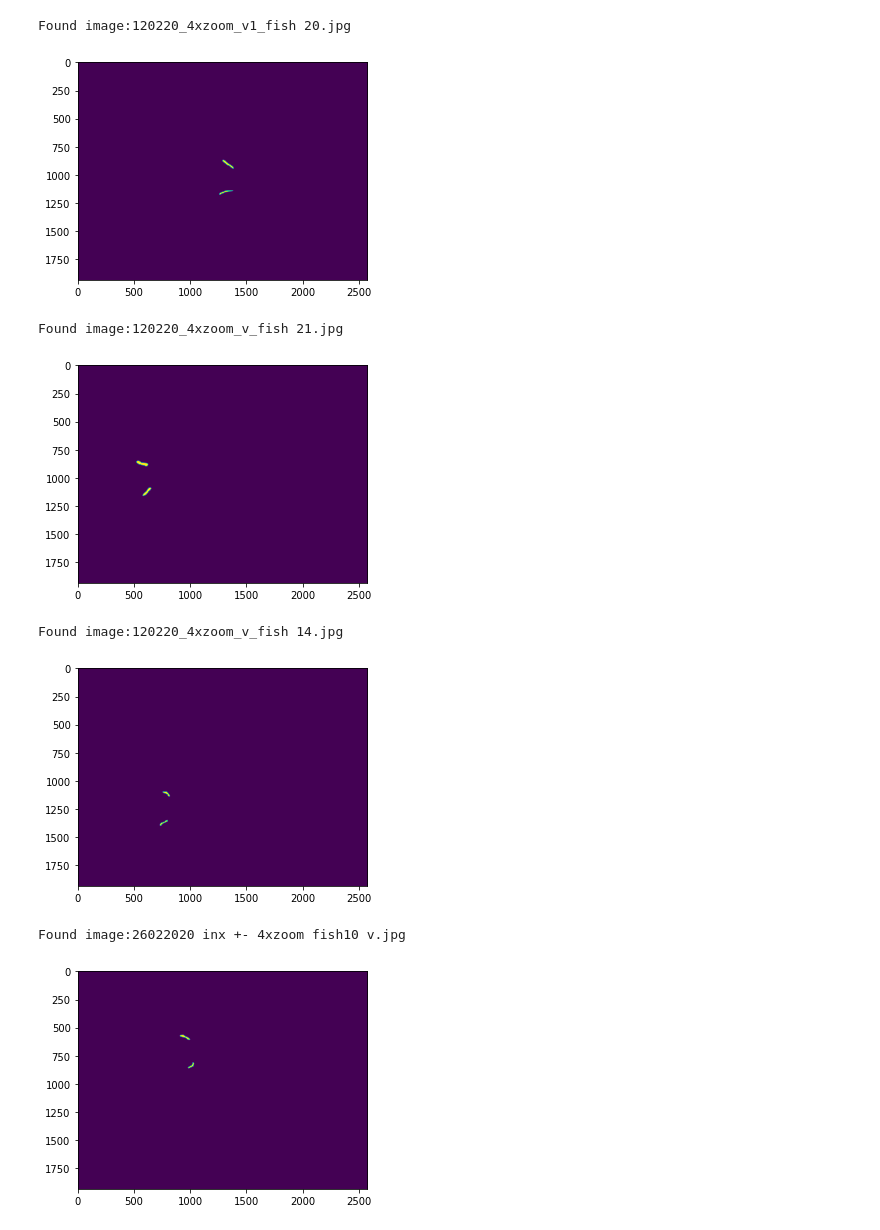
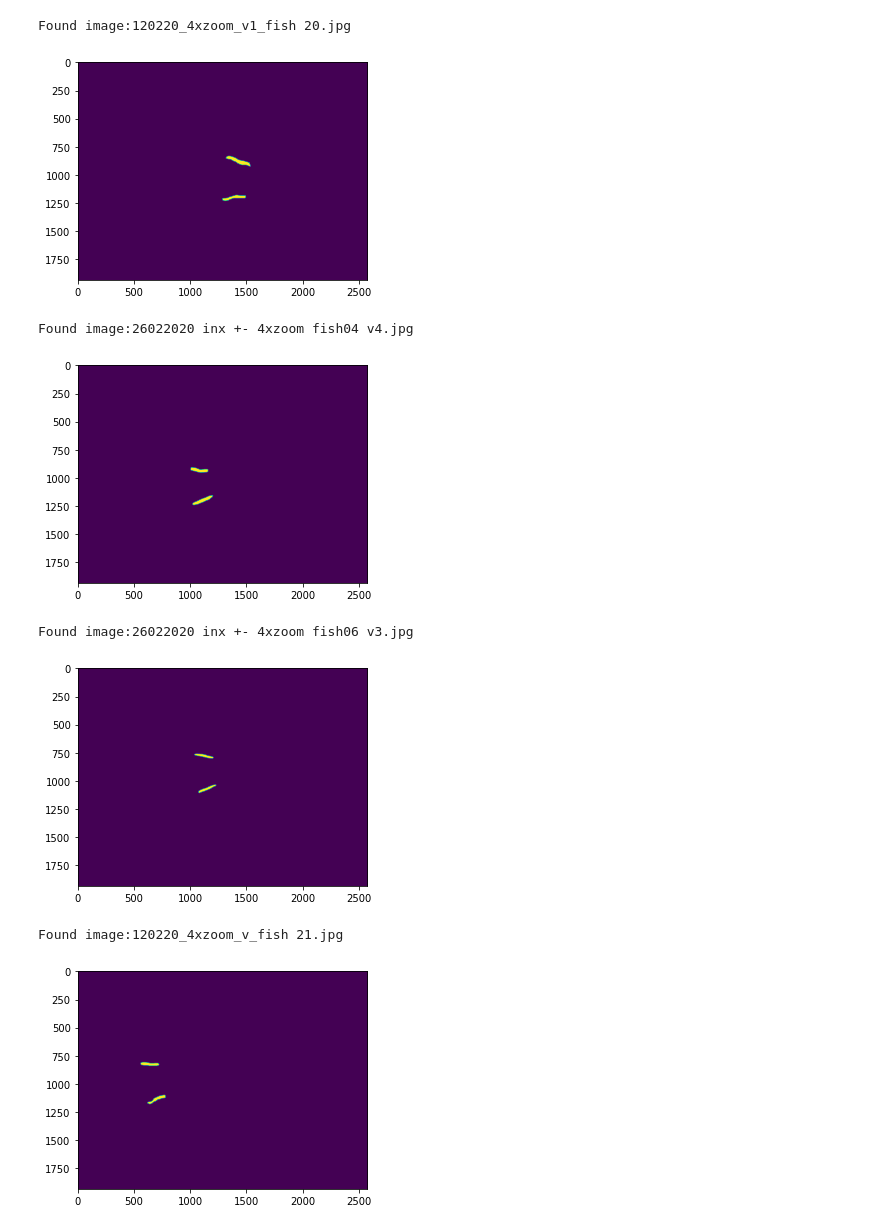
Before and after one commit to BellefroidSarah/thesis, a Jupyter notebook: Untitled.ipynb, the cells around one changed output. Drawn from its saved outputs; the diff is of its cells as text; code cells hidden in the pictures.

```diff
--- a/Untitled.ipynb
+++ b/Untitled.ipynb
@@ -7,23 +8,23 @@ import cv2
 # %%
-for file in os.listdir("/notebooks/br2a"):
-    if file in os.listdir("/notebooks/br2b"):
+for file in os.listdir("/notebooks/br1a"):
+    if file in os.listdir("/notebooks/br1b"):
         print("Found image:" + file)
-        img = Image.open(os.path.join("/notebooks/br2a", file))
-        img2 = Image.open(os.path.join("/notebooks/br2b", file))
+        img = Image.open(os.path.join("/notebooks/br1a", file))
+        img2 = Image.open(os.path.join("/notebooks/br1b", file))
         shape = (img.height, img.width)
         mask = np.zeros((shape[0], shape[1]))
         mask = np.maximum(img, img2)
         plt.imshow(mask)
         plt.show()
-        cv2.imwrite(os.path.join("/notebooks/br2", file), mask)
+        cv2.imwrite(os.path.join("/notebooks/br1", file), mask)
         img.close()
         img2.close()
 # %% [output]
 Found image:120220_4xzoom_v1_fish 20.jpg
-[figure, old version]
+[figure, new version]
-Found image:120220_4xzoom_v_fish 21.jpg
+Found image:26022020 inx +- 4xzoom fish04 v4.jpg
-[figure, old version]
+[figure, new version]
-Found image:120220_4xzoom_v_fish 14.jpg
+Found image:26022020 inx +- 4xzoom fish06 v3.jpg
-[figure, old version]
+[figure, new version]
-Found image:26022020 inx +- 4xzoom fish10 v.jpg
+Found image:120220_4xzoom_v_fish 21.jpg
-[figure, old version]
+[figure, new version]
```
Also changed, not shown: parts of 45 cells of this notebook, 12 other files.
